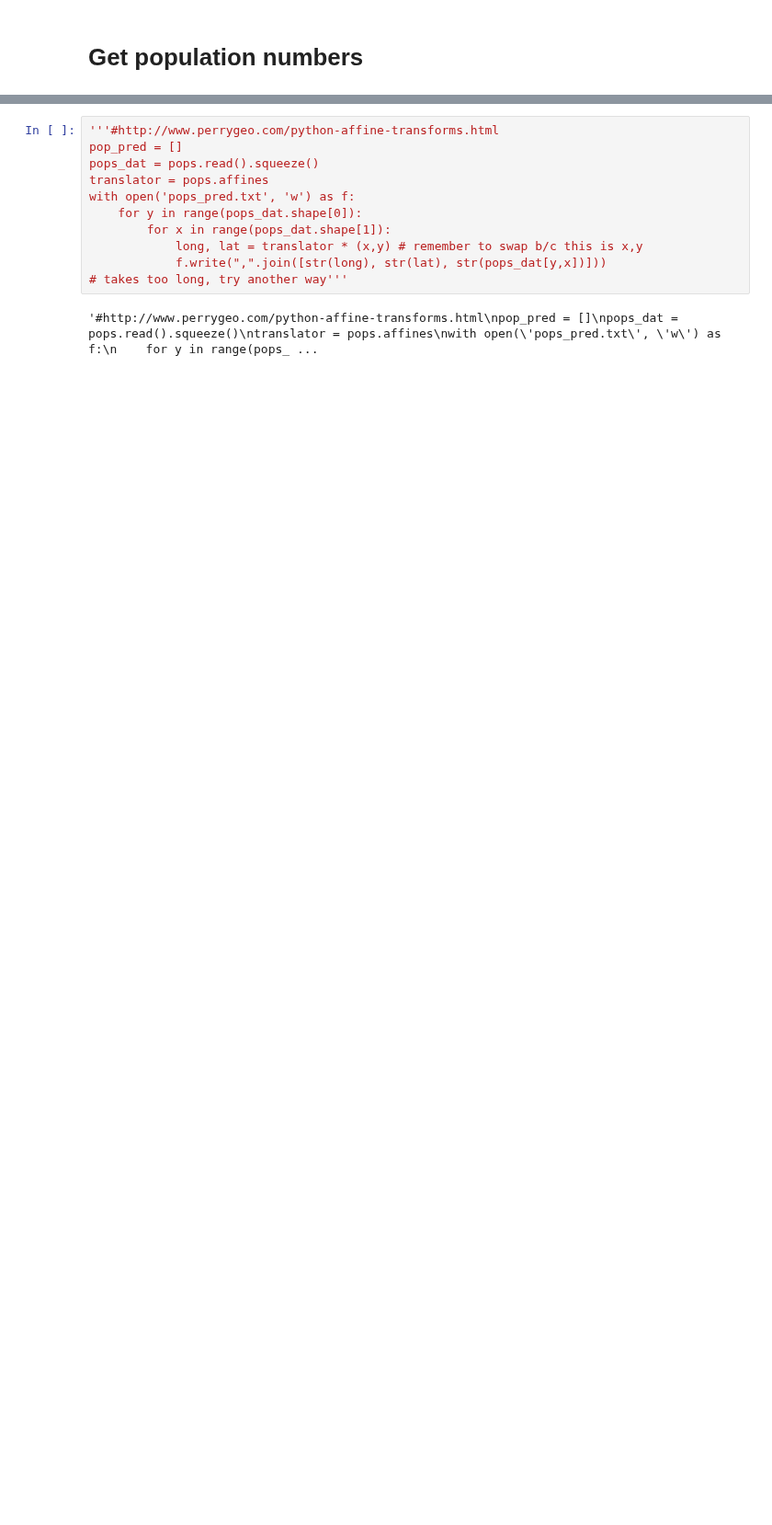
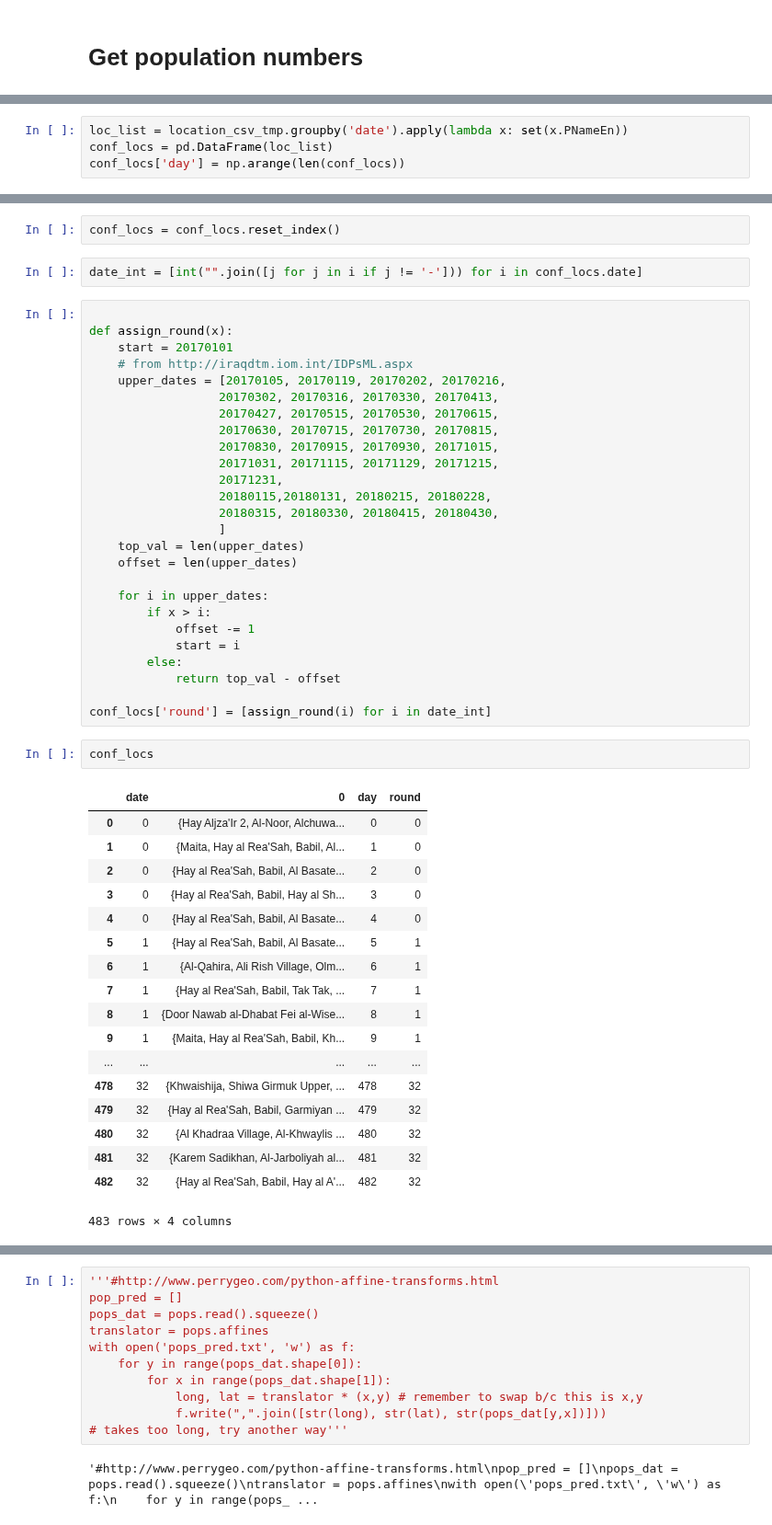
Before and after one commit to tamos/MACS30200proj, a Jupyter notebook: paper_code/DataPreparation_Flee.ipynb, the cells around one changed output, grey strips where cells are left out. Shown at 92% size. Drawn from its saved outputs; the diff is of its cells as text; blank space fills up the shorter version.

```diff
--- a/paper_code/DataPreparation_Flee.ipynb
+++ b/paper_code/DataPreparation_Flee.ipynb
@@ -74,0 +133,4 @@ x.shape
+# %%
+loc_list = location_csv_tmp.groupby('date').apply(lambda x: set(x.PNameEn))
+conf_locs = pd.DataFrame(loc_list)
+conf_locs['day'] = np.arange(len(conf_locs))
@@ -75 +139,52 @@ x.shape
+# %%
+conf_locs = conf_locs.reset_index()
+# %%
+date_int = [int("".join([j for j in i if j != '-'])) for i in conf_locs.date]
+# %%
+
+def assign_round(x):
+    start = 20170101
+    # from http://iraqdtm.iom.int/IDPsML.aspx
+    upper_dates = [20170105, 20170119, 20170202, 20170216,
+                  20170302, 20170316, 20170330, 20170413,
+                  20170427, 20170515, 20170530, 20170615,
+                  20170630, 20170715, 20170730, 20170815,
+                  20170830, 20170915, 20170930, 20171015,
+                  20171031, 20171115, 20171129, 20171215,
+                  20171231,
+                  20180115,20180131, 20180215, 20180228,
+                  20180315, 20180330, 20180415, 20180430,
+                  ]
+    top_val = len(upper_dates)
+    offset = len(upper_dates)
+
+    for i in upper_dates:
+        if x > i:
+            offset -= 1
+            start = i
+        else:
+            return top_val - offset
+
+conf_locs['round'] = [assign_round(i) for i in date_int]
+# %%
+conf_locs
+# %% [output]
+|  | date | 0 | day | round |
+| 0 | 0 | {Hay Aljza'Ir 2, Al-Noor, Alchuwa... | 0 | 0 |
+| 1 | 0 | {Maita, Hay al Rea'Sah, Babil, Al... | 1 | 0 |
+| 2 | 0 | {Hay al Rea'Sah, Babil, Al Basate... | 2 | 0 |
+| 3 | 0 | {Hay al Rea'Sah, Babil, Hay al Sh... | 3 | 0 |
+| 4 | 0 | {Hay al Rea'Sah, Babil, Al Basate... | 4 | 0 |
+| 5 | 1 | {Hay al Rea'Sah, Babil, Al Basate... | 5 | 1 |
+| 6 | 1 | {Al-Qahira, Ali Rish Village, Olm... | 6 | 1 |
+| 7 | 1 | {Hay al Rea'Sah, Babil, Tak Tak, ... | 7 | 1 |
+| 8 | 1 | {Door Nawab al-Dhabat Fei al-Wise... | 8 | 1 |
+| 9 | 1 | {Maita, Hay al Rea'Sah, Babil, Kh... | 9 | 1 |
+| ... | ... | ... | ... | ... |
+| 478 | 32 | {Khwaishija, Shiwa Girmuk Upper, ... | 478 | 32 |
+| 479 | 32 | {Hay al Rea'Sah, Babil, Garmiyan ... | 479 | 32 |
+| 480 | 32 | {Al Khadraa Village, Al-Khwaylis ... | 480 | 32 |
+| 481 | 32 | {Karem Sadikhan, Al-Jarboliyah al... | 481 | 32 |
+| 482 | 32 | {Hay al Rea'Sah, Babil, Hay al A'... | 482 | 32 |
+483 rows × 4 columns
 # %% [markdown]
```
Also changed, not shown: parts of 17 cells of this notebook.
